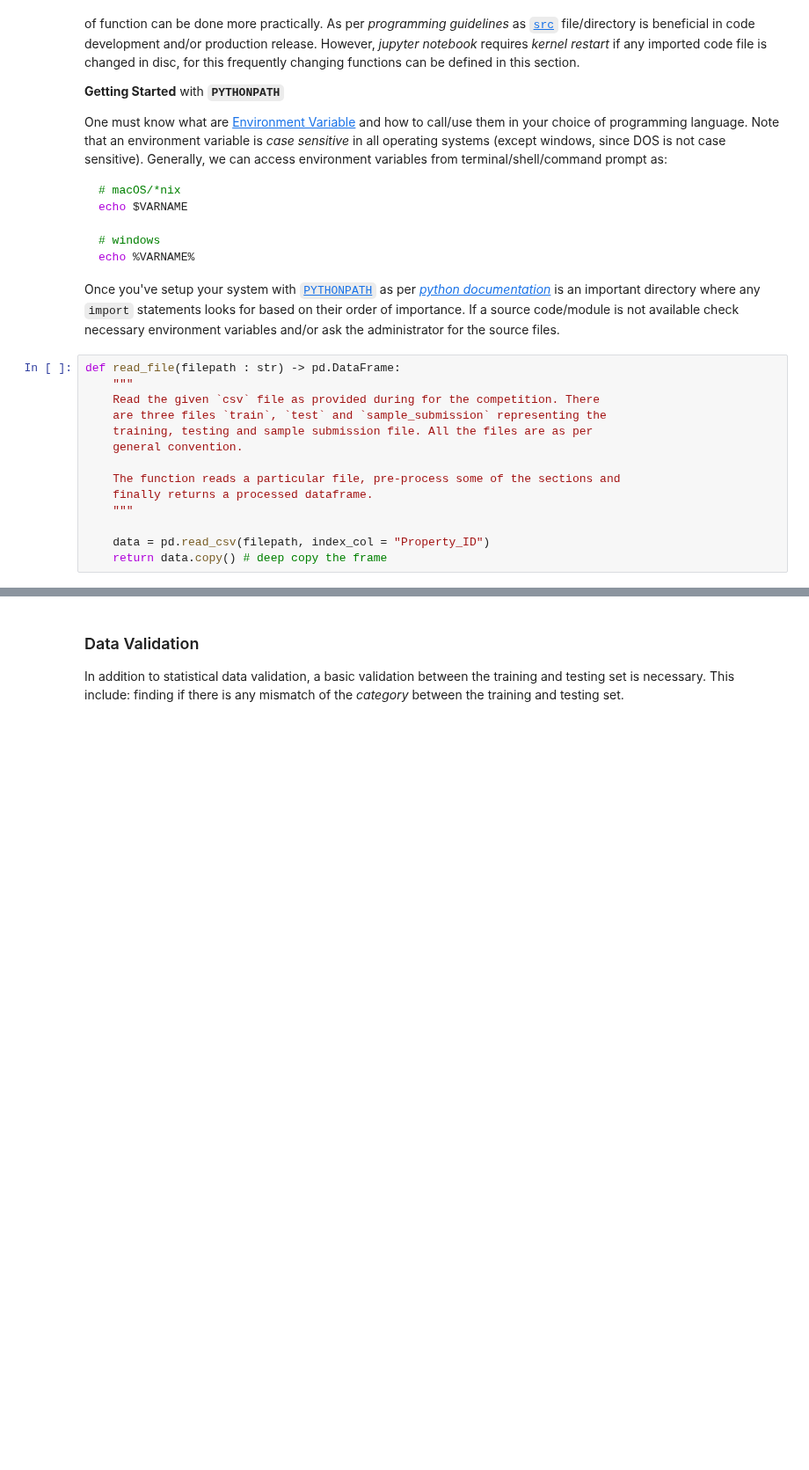
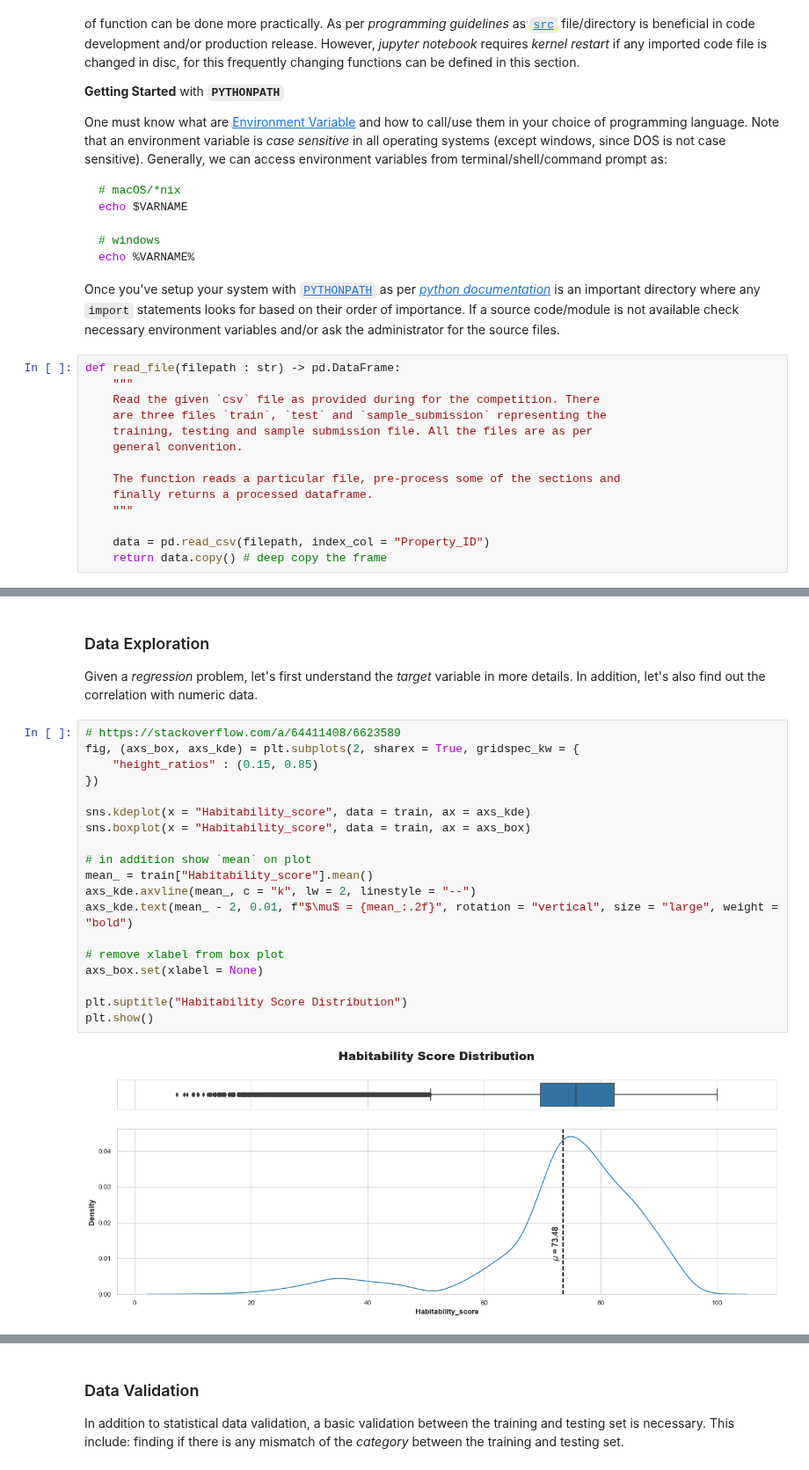
Before and after one commit to ZenithClown/self-development, a Jupyter notebook: HackerEarth Competitive Challenges/Get a Room - ML Hackathon/BOILERPLATE.ipynb, the cells around one changed output, grey strips where cells are left out. Shown at 88% size. Cells and saved outputs as stored; diff of their text form; blank space fills up the shorter version.

```diff
--- a/HackerEarth Competitive Challenges/Get a Room - ML Hackathon/BOILERPLATE.ipynb
+++ b/HackerEarth Competitive Challenges/Get a Room - ML Hackathon/BOILERPLATE.ipynb
@@ -201,0 +212,25 @@ Memory Usage : 20.11 MB
+# %% [markdown]
+### Data Exploration
+
+Given a *regression* problem, let's first understand the *target* variable in more details. In addition, let's also find out the correlation with numeric data.
+# %%
+# https://stackoverflow.com/a/64411408/6623589
+fig, (axs_box, axs_kde) = plt.subplots(2, sharex = True, gridspec_kw = {
+    "height_ratios" : (0.15, 0.85)
+})
+
+sns.kdeplot(x = "Habitability_score", data = train, ax = axs_kde)
+sns.boxplot(x = "Habitability_score", data = train, ax = axs_box)
+
+# in addition show `mean` on plot
+mean_ = train["Habitability_score"].mean()
+axs_kde.axvline(mean_, c = "k", lw = 2, linestyle = "--")
+axs_kde.text(mean_ - 2, 0.01, f"$\mu$ = {mean_:.2f}", rotation = "vertical", size = "large", weight = "bold")
+
+# remove xlabel from box plot
+axs_box.set(xlabel = None)
+
+plt.suptitle("Habitability Score Distribution")
+plt.show()
+# %% [output]
+[figure, added]
```
Also changed, not shown: parts of 21 cells of this notebook, 1 other file.
